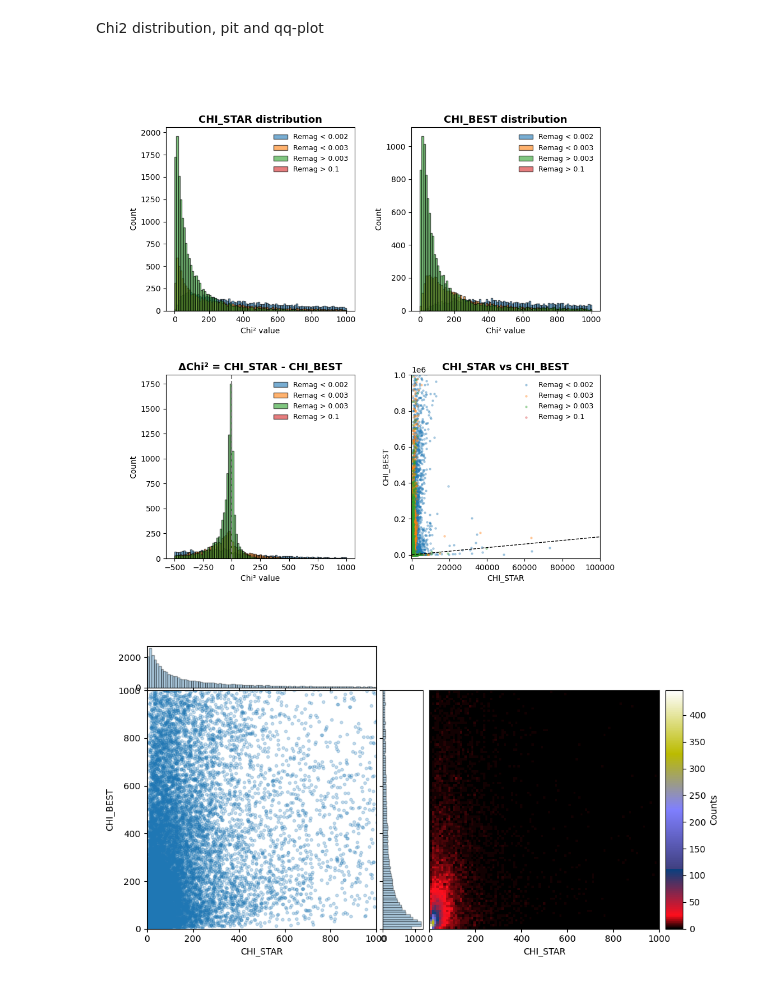
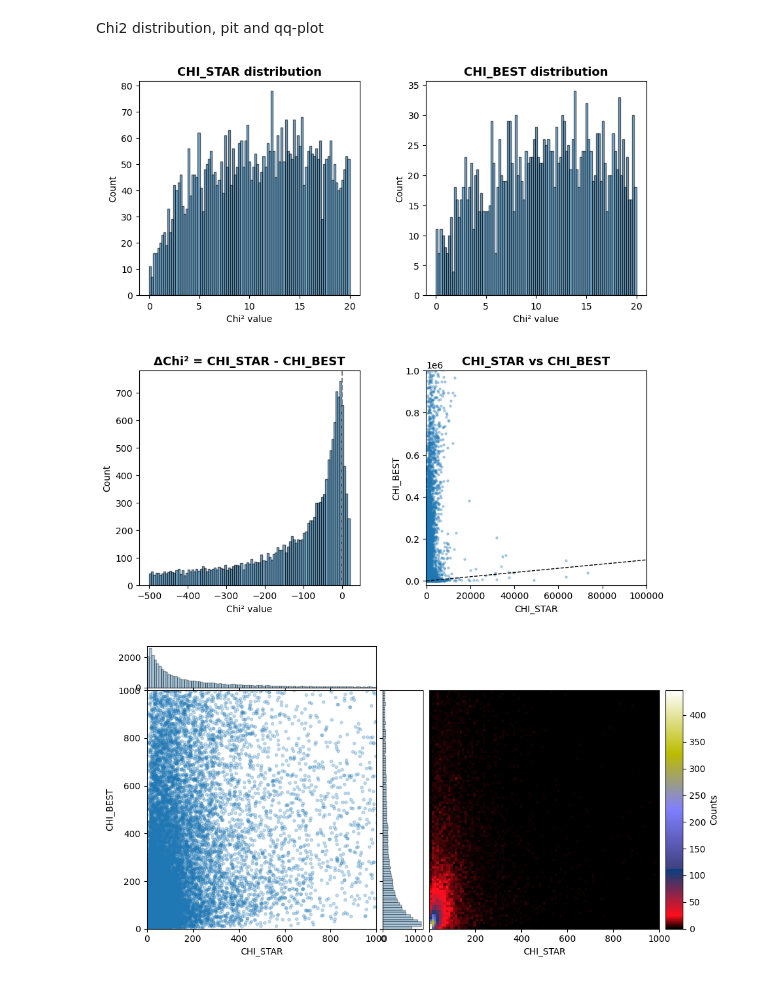
Before and after one commit to lephare-photoz/lephare, a Jupyter notebook: training_stats/notebooks/DESstars_stargal_stats.ipynb, the cells around one changed output. Cells and saved outputs as stored; diff of their text form; code cells hidden in the pictures.

```diff
--- a/training_stats/notebooks/DESstars_stargal_stats.ipynb
+++ b/training_stats/notebooks/DESstars_stargal_stats.ipynb
@@ -68,10 +60,13 @@ Chi2 distribution, pit and qq-plot
 # %%
 # %matplotlib widget
 
-lsp.chi_stats(data = photoz_des_emagbin, mask_min=-500, mask_max=1000, bins=100,
-             scatter_xlim=(-200, 1e5), scatter_ylim=(-20000, 1e6), labels=photoz_des_emagbin_labels)
+# lsp.chi_stats(data = photoz_des_emagbin, mask_min=-500, mask_max=1000, bins=100,
+#              scatter_xlim=(-200, 1e5), scatter_ylim=(-20000, 1e6), labels=photoz_des_emagbin_labels)
+
+lsp.chi_stats(data = photoz_des, mask_min=-500, mask_max=20, bins=100,
+             scatter_xlim=(-200, 1e5), scatter_ylim=(-20000, 1e6))
 # %% [output]
-[figure, old version]
+[figure, new version]
 # %%
 
 lsp.scatter_vs_hist2D(data=photoz_des, cmaps='gist_stern', deltaz=None, y_col='CHI_BEST', x_col='CHI_STAR', xrange=(0,1000), yrange=(0,1000), dline=False)
```
Also changed, not shown: parts of 2 cells of this notebook, 12 other files.
